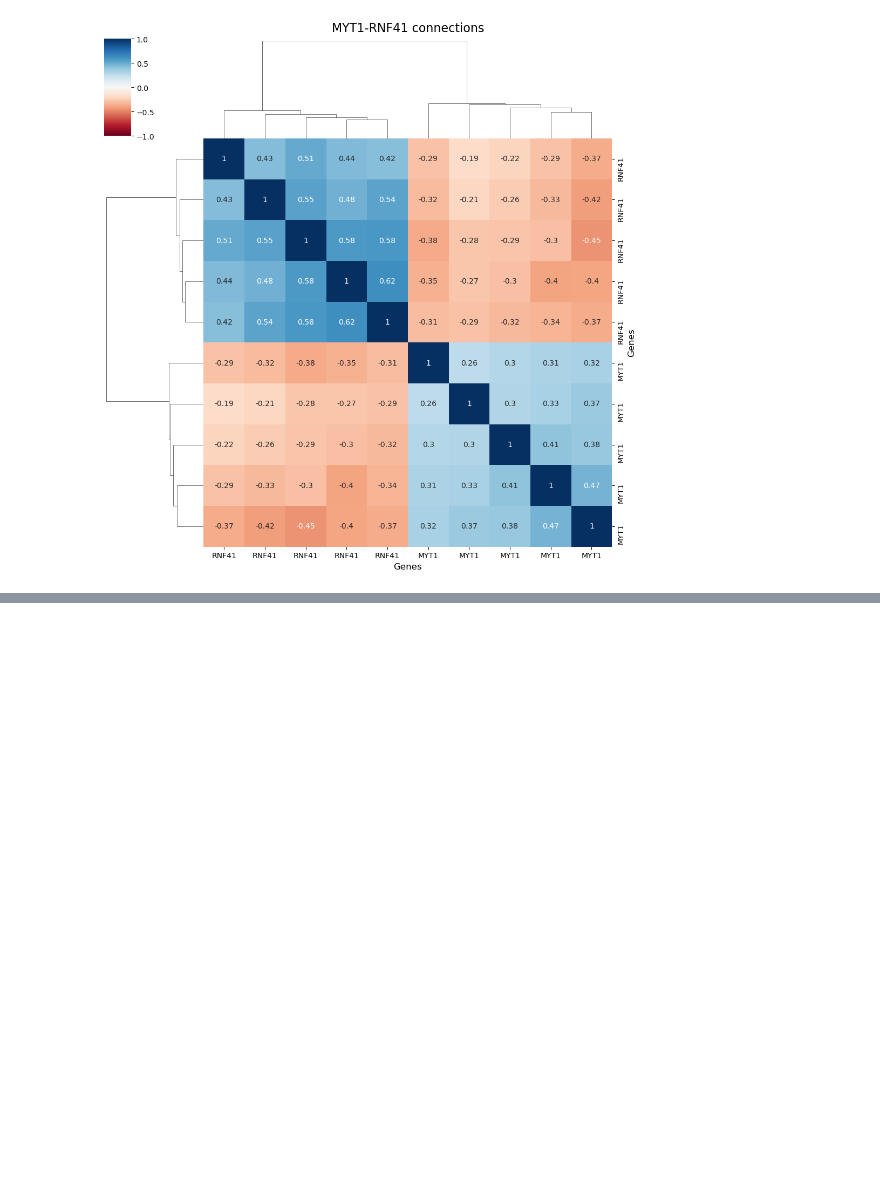
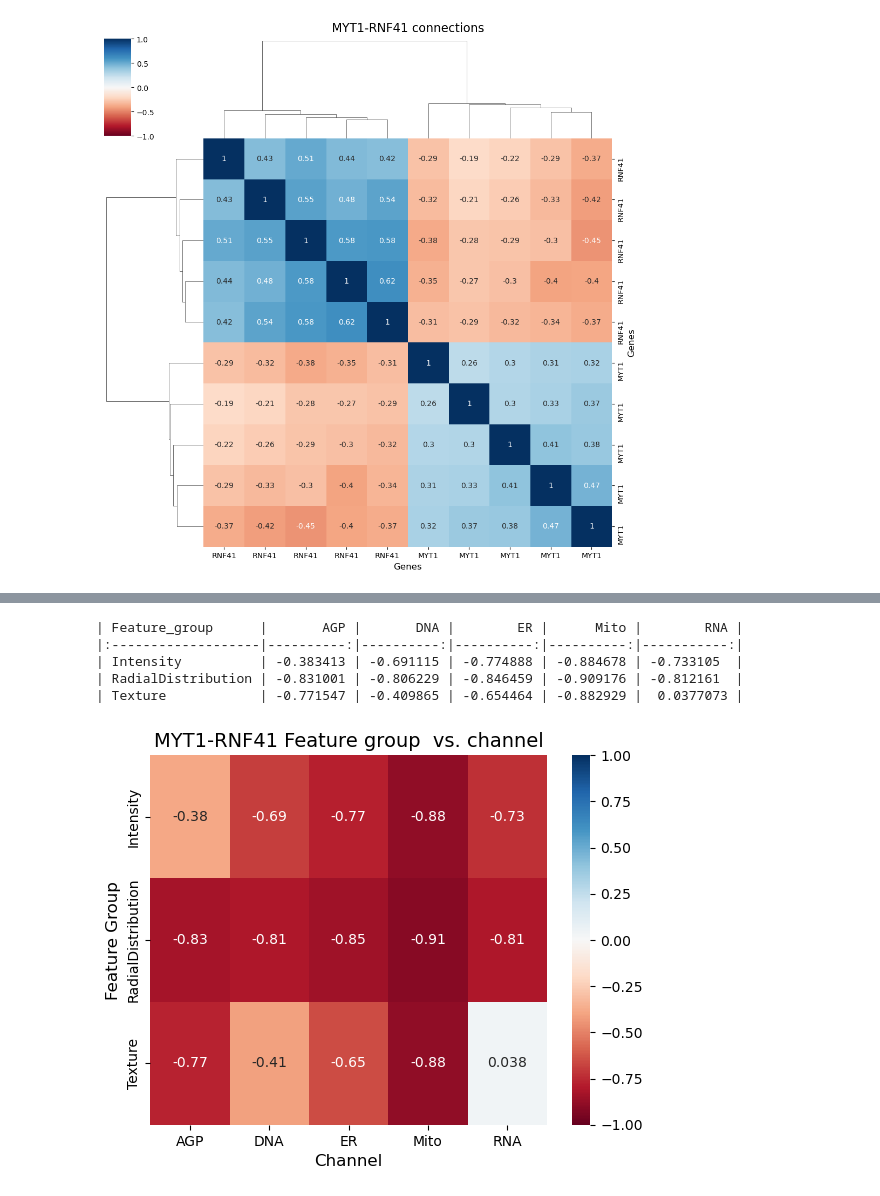
Before and after one commit to jump-cellpainting/2024_Chandrasekaran_Morphmap, a Jupyter notebook: 07.compute-cosine-similarities/09.0.check-MYT1-RNF41-connections.ipynb, the cells around one changed output, grey strips where cells are left out. Drawn from its saved outputs; the diff is of its cells as text; code cells hidden in the pictures; blank space fills up the shorter version.

```diff
--- a/07.compute-cosine-similarities/09.0.check-MYT1-RNF41-connections.ipynb
+++ b/07.compute-cosine-similarities/09.0.check-MYT1-RNF41-connections.ipynb
@@ -99,0 +222,30 @@ f.savefig("figures/MYT1-RNF41_similarities.svg")
+# %%
+print(channel_feature_group_df.to_markdown())
+# %% [output]
+| Feature_group      |       AGP |       DNA |        ER |      Mito |        RNA |
+|:-------------------|----------:|----------:|----------:|----------:|-----------:|
+| Intensity          | -0.383413 | -0.691115 | -0.774888 | -0.884678 | -0.733105  |
+| RadialDistribution | -0.831001 | -0.806229 | -0.846459 | -0.909176 | -0.812161  |
+| Texture            | -0.771547 | -0.409865 | -0.654464 | -0.882929 |  0.0377073 |
+# %%
+f = sns.heatmap(
+    channel_feature_group_df,
+    cmap="RdBu",
+    vmin=-1,
+    vmax=1,
+    xticklabels=True,
+    yticklabels=True,
+    annot=True,
+)
+
+f.set(xlabel="Channel", ylabel="Feature Group")
+
+f.xaxis.label.set_size(12)
+f.yaxis.label.set_size(12)
+
+f.set_title("MYT1-RNF41 Feature group  vs. channel", fontsize=14)
+
+plt.savefig("figures/MYT1-RNF41_feature_group_channel.png")
+plt.savefig("figures/MYT1-RNF41_feature_group_channel.svg")
+# %% [output]
+[figure, added]
```
Also changed, not shown: parts of 8 cells of this notebook, 6 other files.
